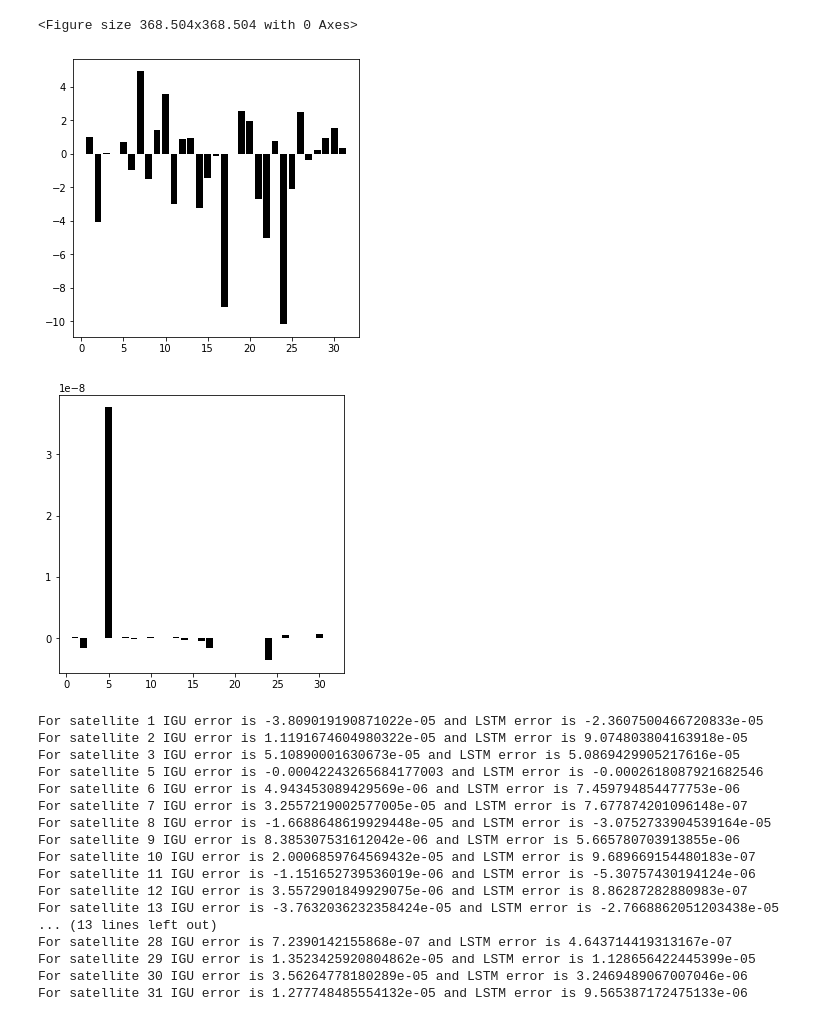
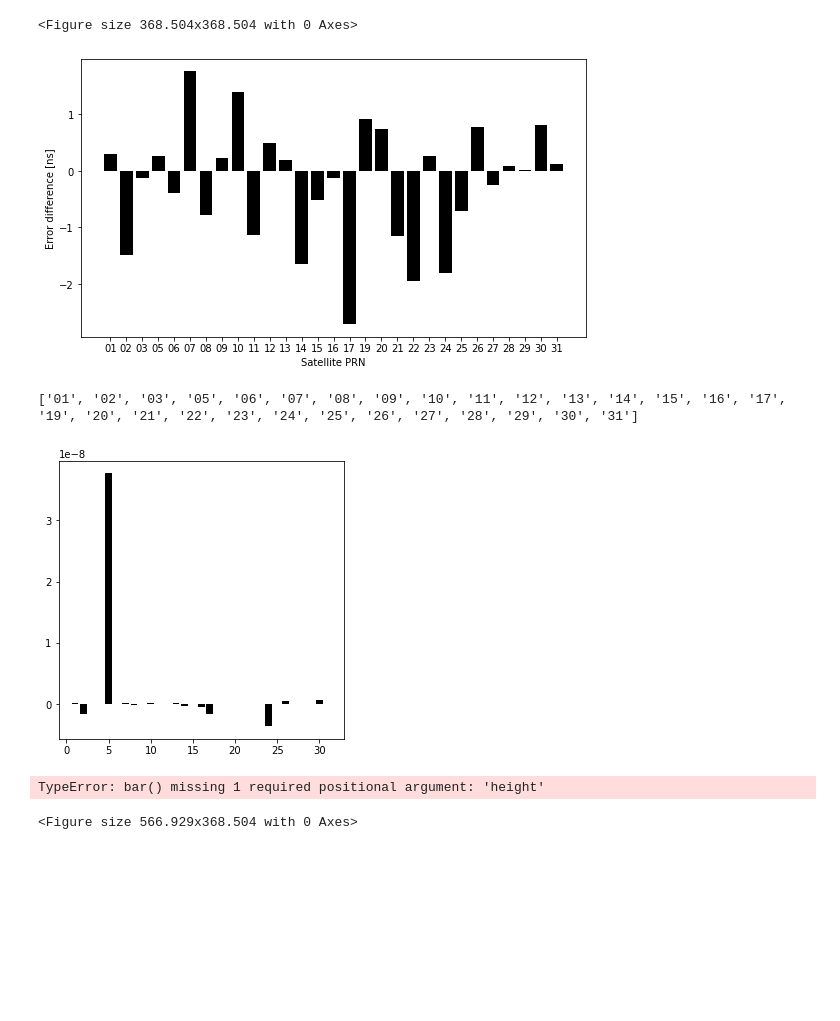
Before and after one commit to Regule/phd, a Jupyter notebook: visualisationsBW.ipynb, the cells around one changed output. Saved outputs shown, nothing was run; the diff lists cells and outputs as text; code cells hidden in the pictures; blank space fills up the shorter version.

Commit message:
Updated work on visualisation

```diff
--- a/visualisationsBW.ipynb
+++ b/visualisationsBW.ipynb
@@ -446,6 +446,10 @@ err_diff = {}
 rel_errors_igu = {}
 rel_errors_lstm = {}
 rel_err_diff = {}
+
+errors_lstm_diff = {}
+errors_igu_diff = {}
+err_diff_diff = {}
 
 for satellite in range(1,31):
     loaded = False
@@ -468,13 +472,23 @@ for satellite in range(1,31):
 
     if loaded:
 
+        sat = f'{satellite:02d}'
+
         bias_ref = reference['Clock_bias'].to_numpy()[1:BRAKEOFF]
         bias_igu = igu['Clock_bias'].to_numpy()[1:BRAKEOFF]
         bias_lstm = lstm['Clock_bias'].to_numpy()[1:BRAKEOFF]
 
-        errors_igu[satellite] = np.average((bias_igu-bias_ref)**2)
-        errors_lstm[satellite] = np.average((bias_lstm-bias_ref)**2)
-        err_diff[satellite] = np.average((bias_igu-bias_ref)**2) - np.average((bias_lstm-bias_ref)**2)
+        bias_ref_diff = np.diff(bias_ref)
+        bias_igu_diff = np.diff(bias_igu)
+        bias_lstm_diff = np.diff(bias_lstm)
+
+        errors_igu[sat] = np.sqrt(np.average((bias_igu-bias_ref)**2))
+        errors_lstm[sat] = np.sqrt(np.average((bias_lstm-bias_ref)**2))
+        err_diff[sat] = np.average(np.sqrt((bias_igu-bias_ref)**2)) - np.sqrt(np.average((bias_lstm-bias_ref)**2))
+
+        errors_igu_diff[satellite] = np.average((bias_igu_diff-bias_ref_diff)**2)
+        errors_lstm_diff[satellite] = np.average((bias_lstm_diff-bias_ref_diff)**2)
+        err_diff_diff[satellite] =  errors_igu_diff[satellite] - errors_lstm_diff[satellite]
 
         rel_errors_igu[satellite] = np.average(((bias_igu-bias_ref)/bias_ref)**2)
         rel_errors_lstm[satellite] = np.average(((bias_lstm-bias_ref)/bias_ref)**2)
@@ -486,40 +500,35 @@ Skipping satellite 18
 Reason -> [Errno 2] No such file or directory: 'csv/reference/G18.csv'
 <Figure size 368.504x368.504 with 0 Axes>
 # %%
-fig = plt.figure(figsize=cm2inch(13, 13))
+fig = plt.figure(figsize=cm2inch(23, 13))
 fig.tight_layout(pad=0.8, h_pad=2)
 fig.patch.set_facecolor('white')
-#ax = fig.get_axes()
-
+ticks = list(range(1,31))
+ticks.remove(4)
+#plt.xticks(ticks)
+plt.xlabel('Satellite PRN')
+plt.ylabel('Error difference [ns]')
 plt.bar(list(err_diff.keys()), list(err_diff.values()))
 plt.show()
+print(f'{list(err_diff.keys())}')
 
 fig = plt.figure(figsize=cm2inch(13, 13))
 fig.tight_layout(pad=0.8, h_pad=2)
 fig.patch.set_facecolor('white')
 plt.bar(list(rel_err_diff.keys()), list(rel_err_diff.values()))
 plt.show()
+
+fig = plt.figure(figsize=cm2inch(20, 13))
+fig.tight_layout(pad=0.8, h_pad=2)
+fig.patch.set_facecolor('white')
+plt.bar(x=list(err_diff_diff.keys()), y=list(err_diff_diff.values()))
+plt.show()
 # %% [output]
-[figure, old version]
+[figure, new version]
+['01', '02', '03', '05', '06', '07', '08', '09', '10', '11', '12', '13', '14', '15', '16', '17', '19', '20', '21', '22', '23', '24', '25', '26', '27', '28', '29', '30', '31']
 [figure]
+TypeError: bar() missing 1 required positional argument: 'height'
+<Figure size 566.929x368.504 with 0 Axes>
 # %%
 for sat in rel_errors_igu.keys():
     print(f'For satellite {sat} IGU error is {rel_errors_igu[sat]} and LSTM error is {rel_errors_lstm[sat]}')
-# %% [output]
-For satellite 1 IGU error is -3.809019190871022e-05 and LSTM error is -2.3607500466720833e-05
-For satellite 2 IGU error is 1.1191674604980322e-05 and LSTM error is 9.074803804163918e-05
-For satellite 3 IGU error is 5.10890001630673e-05 and LSTM error is 5.0869429905217616e-05
-For satellite 5 IGU error is -0.00042243265684177003 and LSTM error is -0.0002618087921682546
-For satellite 6 IGU error is 4.943453089429569e-06 and LSTM error is 7.459794854477753e-06
-For satellite 7 IGU error is 3.2557219002577005e-05 and LSTM error is 7.677874201096148e-07
-For satellite 8 IGU error is -1.6688648619929448e-05 and LSTM error is -3.0752733904539164e-05
-For satellite 9 IGU error is 8.385307531612042e-06 and LSTM error is 5.665780703913855e-06
-For satellite 10 IGU error is 2.0006859764569432e-05 and LSTM error is 9.689669154480183e-07
-For satellite 11 IGU error is -1.151652739536019e-06 and LSTM error is -5.30757430194124e-06
-For satellite 12 IGU error is 3.5572901849929075e-06 and LSTM error is 8.86287282880983e-07
-For satellite 13 IGU error is -3.7632036232358424e-05 and LSTM error is -2.7668862051203438e-05
-... (13 lines left out)
-For satellite 28 IGU error is 7.2390142155868e-07 and LSTM error is 4.643714419313167e-07
-For satellite 29 IGU error is 1.3523425920804862e-05 and LSTM error is 1.128656422445399e-05
-For satellite 30 IGU error is 3.56264778180289e-05 and LSTM error is 3.2469489067007046e-06
-For satellite 31 IGU error is 1.277748485554132e-05 and LSTM error is 9.565387172475133e-06
```
Also changed, not shown: parts of 11 cells of this notebook, 2 other files.
